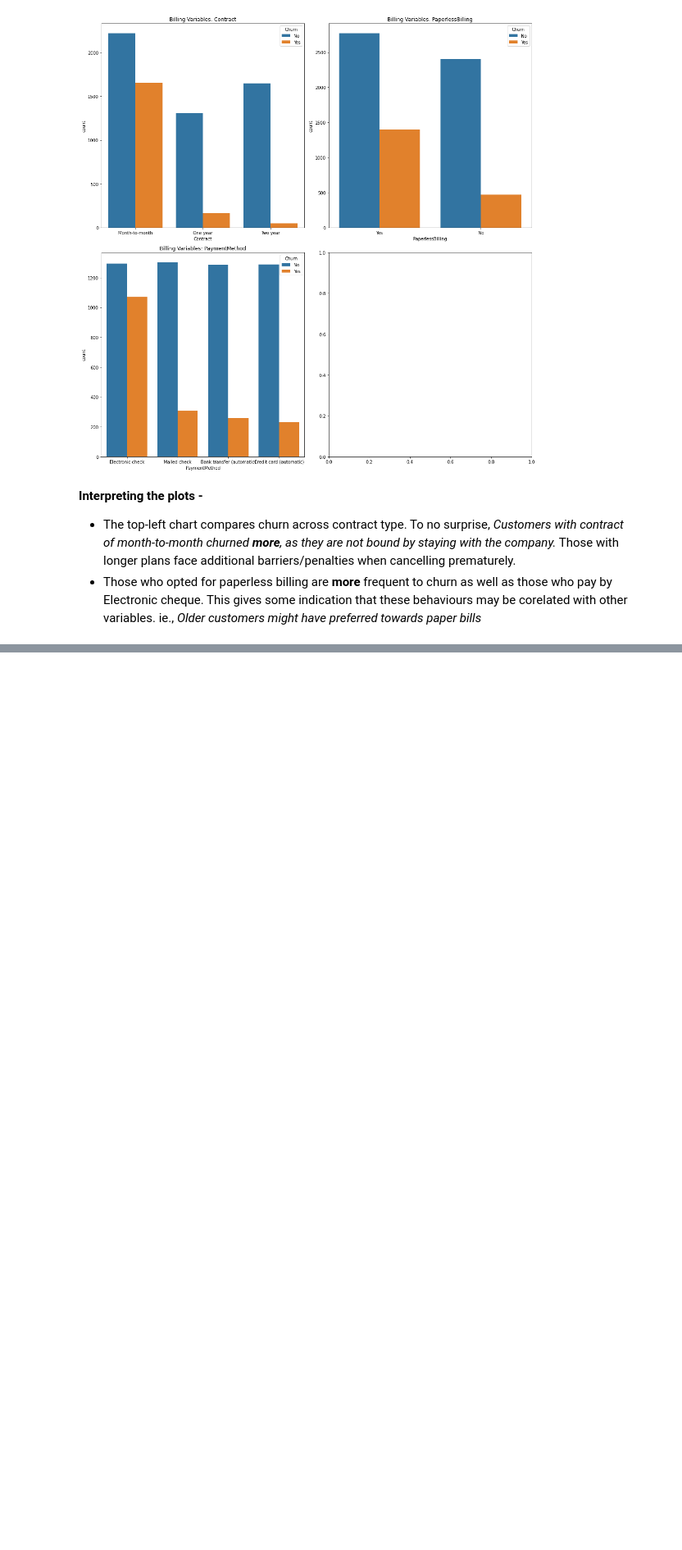
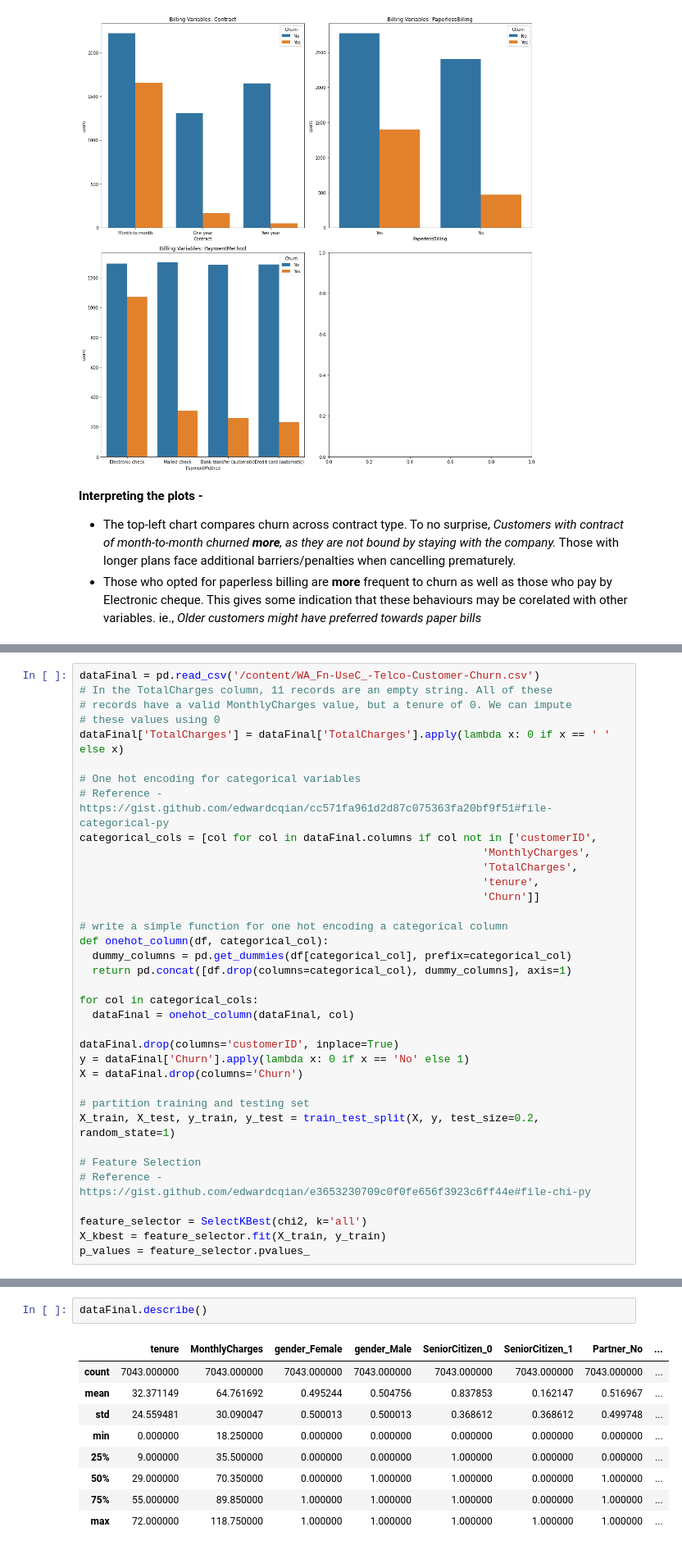
Before and after one commit to kshitijzutshi/Teleco-Customer-Churn-Prediction, a Jupyter notebook: Predicting_Customer_Churn_Assignment1.ipynb, the cells around one changed output, grey strips where cells are left out. Shown: that part at 82% size. Saved outputs shown, nothing was run; the diff lists cells and outputs as text; blank space fills up the shorter version.

```diff
--- a/Predicting_Customer_Churn_Assignment1.ipynb
+++ b/Predicting_Customer_Churn_Assignment1.ipynb
@@ -324,0 +419,36 @@ Those with longer plans face additional barriers/penalties when cancelling prema
+# %%
+dataFinal = pd.read_csv('/content/WA_Fn-UseC_-Telco-Customer-Churn.csv')
+# In the TotalCharges column, 11 records are an empty string. All of these
+# records have a valid MonthlyCharges value, but a tenure of 0. We can impute
+# these values using 0
+dataFinal['TotalCharges'] = dataFinal['TotalCharges'].apply(lambda x: 0 if x == ' ' else x)
+
+# One hot encoding for categorical variables
+# Reference - https://gist.github.com/edwardcqian/cc571fa961d2d87c075363fa20bf9f51#file-categorical-py
+categorical_cols = [col for col in dataFinal.columns if col not in ['customerID',
+                                                               'MonthlyCharges',
+                                                               'TotalCharges',
+                                                               'tenure',
+                                                               'Churn']]
+
+# write a simple function for one hot encoding a categorical column
+def onehot_column(df, categorical_col):
+  dummy_columns = pd.get_dummies(df[categorical_col], prefix=categorical_col)
+  return pd.concat([df.drop(columns=categorical_col), dummy_columns], axis=1)
+
+for col in categorical_cols:
+  dataFinal = onehot_column(dataFinal, col)
+
+dataFinal.drop(columns='customerID', inplace=True)
+y = dataFinal['Churn'].apply(lambda x: 0 if x == 'No' else 1)
+X = dataFinal.drop(columns='Churn')
+
+# partition training and testing set
+X_train, X_test, y_train, y_test = train_test_split(X, y, test_size=0.2, random_state=1)
+
+# Feature Selection
+# Reference - https://gist.github.com/edwardcqian/e3653230709c0f0fe656f3923c6ff44e#file-chi-py
+
+feature_selector = SelectKBest(chi2, k='all')
+X_kbest = feature_selector.fit(X_train, y_train)
+p_values = feature_selector.pvalues_
@@ -324,0 +538,12 @@ Those with longer plans face additional barriers/penalties when cancelling prema
+# %%
+dataFinal.describe()
+# %% [output]
+|  | tenure | MonthlyCharges | gender_Female | gender_Male | SeniorCitizen_0 | SeniorCitizen_1 | Partner_No | ... |
+| count | 7043.000000 | 7043.000000 | 7043.000000 | 7043.000000 | 7043.000000 | 7043.000000 | 7043.000000 | ... |
+| mean | 32.371149 | 64.761692 | 0.495244 | 0.504756 | 0.837853 | 0.162147 | 0.516967 | ... |
+| std | 24.559481 | 30.090047 | 0.500013 | 0.500013 | 0.368612 | 0.368612 | 0.499748 | ... |
+| min | 0.000000 | 18.250000 | 0.000000 | 0.000000 | 0.000000 | 0.000000 | 0.000000 | ... |
+| 25% | 9.000000 | 35.500000 | 0.000000 | 0.000000 | 1.000000 | 0.000000 | 0.000000 | ... |
+| 50% | 29.000000 | 70.350000 | 0.000000 | 1.000000 | 1.000000 | 0.000000 | 1.000000 | ... |
+| 75% | 55.000000 | 89.850000 | 1.000000 | 1.000000 | 1.000000 | 0.000000 | 1.000000 | ... |
+| max | 72.000000 | 118.750000 | 1.000000 | 1.000000 | 1.000000 | 1.000000 | 1.000000 | ... |
```
Also changed, not shown: parts of 21 cells of this notebook.
